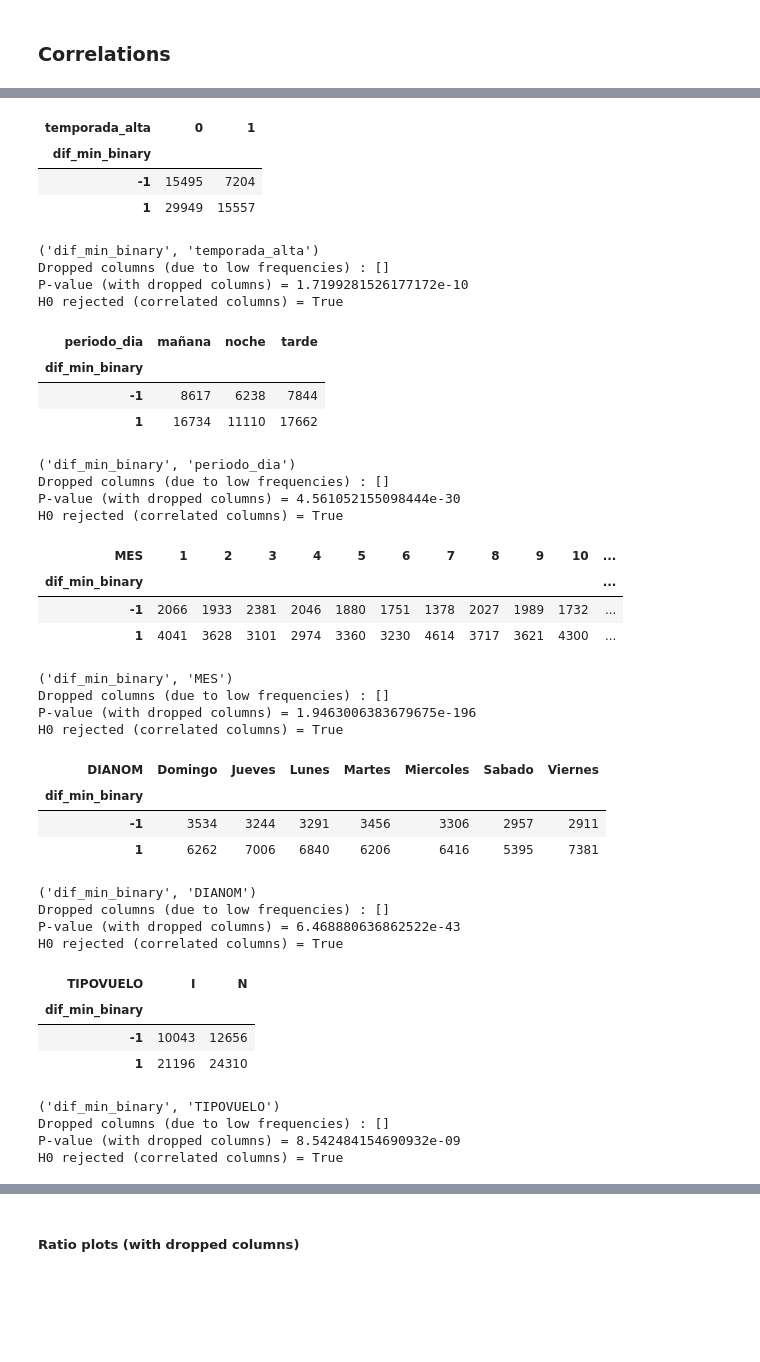
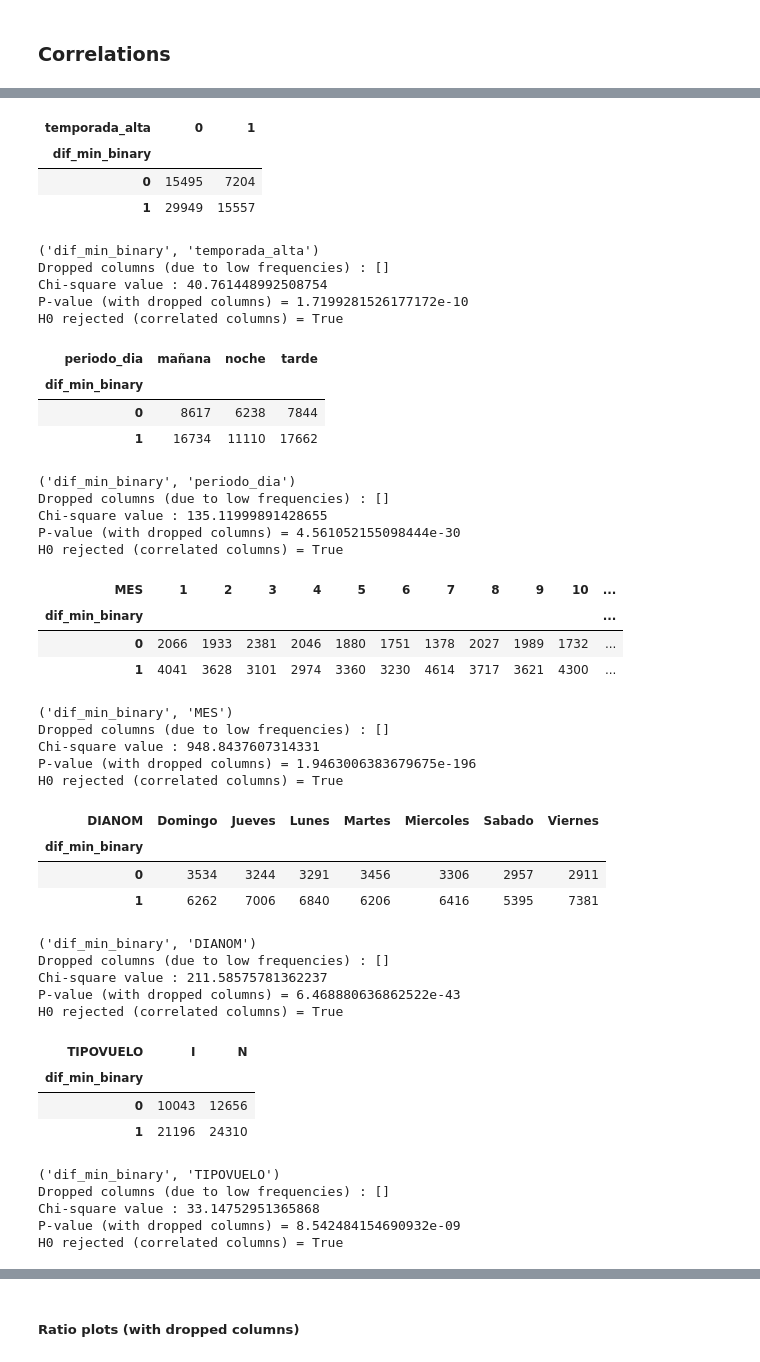
Before and after one commit to XxZeroGravityxX/Flight_delay_study, a Jupyter notebook: solution.ipynb, the cells around one changed output, grey strips where cells are left out. Cells and saved outputs as stored; diff of their text form; code cells hidden in the pictures; blank space fills up the shorter version.

```diff
--- a/solution.ipynb
+++ b/solution.ipynb
@@ -284,70 +265,79 @@ quitar unique values with low frequencies (at least 5 to use chi2 properly)
 # %%
 # Create new column from dif_min (1 if delayed and -1 if advanced)
-new_data = new_data.assign(dif_min_binary=new_data['dif_min'].apply(lambda x: 1 if x>0 else -1))
+new_data = new_data.assign(dif_min_binary=new_data['dif_min'].apply(lambda x: 1 if x>0 else 0))
 # Get combinations of columns
 cols_of_interest = [
     "dif_min_binary", "temporada_alta", "periodo_dia", "MES", "DIANOM", "TIPOVUELO", "OPERA", "SIGLADES"
 ]
 # Get number of combinations with dif_min_binary
 col_pairs = [col_pair for col_pair in itertools.combinations(cols_of_interest, 2) if "dif_min_binary" in col_pair]
 # Create contingency table for each combination
+chi2 = {}
 pvals = {}
 for ind, col_pair in enumerate(col_pairs):
     try:
         # Get cross table
         cross_tab = pd.crosstab(new_data[col_pair[0]], new_data[col_pair[1]])
         display(cross_tab)
         print(f"{Fore.MAGENTA}{col_pair}{Fore.WHITE}")
         # Drop low frequencies
         cols = [col for col in cross_tab.columns if any([cross_tab[col][ind] <= 5 for ind in cross_tab.index])]
         print(f"{Fore.CYAN}Dropped columns (due to low frequencies){Fore.WHITE} : {cols}")
         cross_tab = cross_tab.drop(columns=cols)
         # Hypothesis testing (with dropped columns)
-        print(f"{Fore.CYAN}P-value (with dropped columns){Fore.WHITE} = {chi2_contingency(cross_tab)[1]}")
-        cond_reject = chi2_contingency(cross_tab)[1]<=0.05
+        chi2_test = chi2_contingency(cross_tab)
+        print(f"{Fore.CYAN}Chi-square value{Fore.WHITE} : {chi2_test[0]}")
+        print(f"{Fore.CYAN}P-value (with dropped columns){Fore.WHITE} = {chi2_test[1]}")
+        cond_reject = chi2_test[1]<=0.05
         print(f"{Fore.CYAN}H0 rejected (correlated columns){Fore.WHITE} = {Fore.GREEN if cond_reject else Fore.RED}{cond_reject}")
-        pvals[[x for x in col_pair if "dif_min_binary" != x][0]] = chi2_contingency(cross_tab)[1]
+        chi2[[x for x in col_pair if "dif_min_binary" != x][0]] = chi2_test[0]
+        pvals[[x for x in col_pair if "dif_min_binary" != x][0]] = chi2_test[1]
     except ValueError:
         pass
 # %% [output]
 | temporada_alta | 0 | 1 |
 | dif_min_binary |  |  |
-| -1 | 15495 | 7204 |
+| 0 | 15495 | 7204 |
 | 1 | 29949 | 15557 |
 ('dif_min_binary', 'temporada_alta')
 Dropped columns (due to low frequencies) : []
+Chi-square value : 40.761448992508754
 P-value (with dropped columns) = 1.7199281526177172e-10
 H0 rejected (correlated columns) = True
 | periodo_dia | mañana | noche | tarde |
 | dif_min_binary |  |  |  |
-| -1 | 8617 | 6238 | 7844 |
+| 0 | 8617 | 6238 | 7844 |
 | 1 | 16734 | 11110 | 17662 |
 ('dif_min_binary', 'periodo_dia')
 Dropped columns (due to low frequencies) : []
+Chi-square value : 135.11999891428655
 P-value (with dropped columns) = 4.561052155098444e-30
 H0 rejected (correlated columns) = True
 | MES | 1 | 2 | 3 | 4 | 5 | 6 | 7 | 8 | 9 | 10 | ... |
 | dif_min_binary |  |  |  |  |  |  |  |  |  |  | ... |
-| -1 | 2066 | 1933 | 2381 | 2046 | 1880 | 1751 | 1378 | 2027 | 1989 | 1732 | ... |
+| 0 | 2066 | 1933 | 2381 | 2046 | 1880 | 1751 | 1378 | 2027 | 1989 | 1732 | ... |
 | 1 | 4041 | 3628 | 3101 | 2974 | 3360 | 3230 | 4614 | 3717 | 3621 | 4300 | ... |
 ('dif_min_binary', 'MES')
 Dropped columns (due to low frequencies) : []
+Chi-square value : 948.8437607314331
 P-value (with dropped columns) = 1.9463006383679675e-196
 H0 rejected (correlated columns) = True
 | DIANOM | Domingo | Jueves | Lunes | Martes | Miercoles | Sabado | Viernes |
 | dif_min_binary |  |  |  |  |  |  |  |
-| -1 | 3534 | 3244 | 3291 | 3456 | 3306 | 2957 | 2911 |
+| 0 | 3534 | 3244 | 3291 | 3456 | 3306 | 2957 | 2911 |
 | 1 | 6262 | 7006 | 6840 | 6206 | 6416 | 5395 | 7381 |
 ('dif_min_binary', 'DIANOM')
 Dropped columns (due to low frequencies) : []
+Chi-square value : 211.58575781362237
 P-value (with dropped columns) = 6.468880636862522e-43
 H0 rejected (correlated columns) = True
 | TIPOVUELO | I | N |
 | dif_min_binary |  |  |
-| -1 | 10043 | 12656 |
+| 0 | 10043 | 12656 |
 | 1 | 21196 | 24310 |
 ('dif_min_binary', 'TIPOVUELO')
 Dropped columns (due to low frequencies) : []
+Chi-square value : 33.14752951365868
 P-value (with dropped columns) = 8.542484154690932e-09
 H0 rejected (correlated columns) = True
 | OPERA | Aerolineas Argentinas | Aeromexico | Air Canada | Air France | Alitalia | American Airlines | Austral | ... |
```
Also changed, not shown: parts of 21 cells of this notebook, 1 other file.
